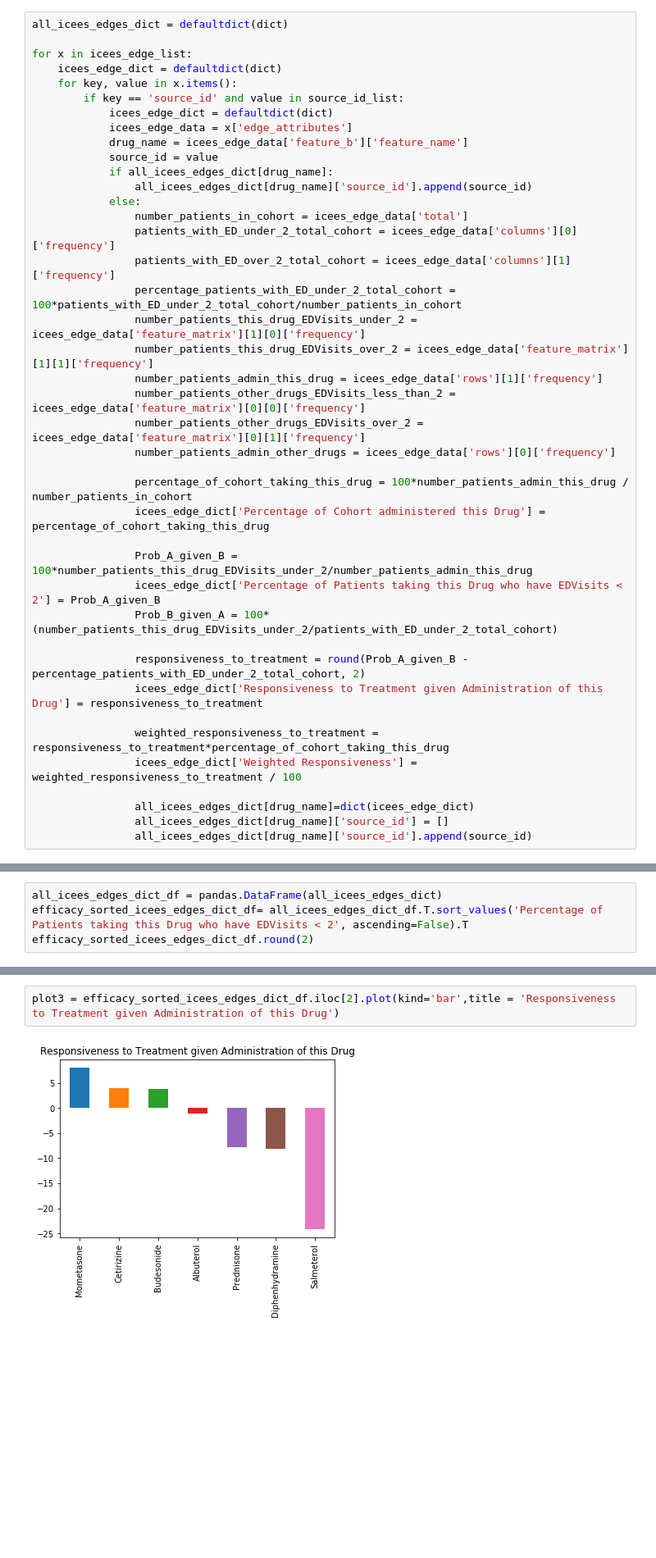
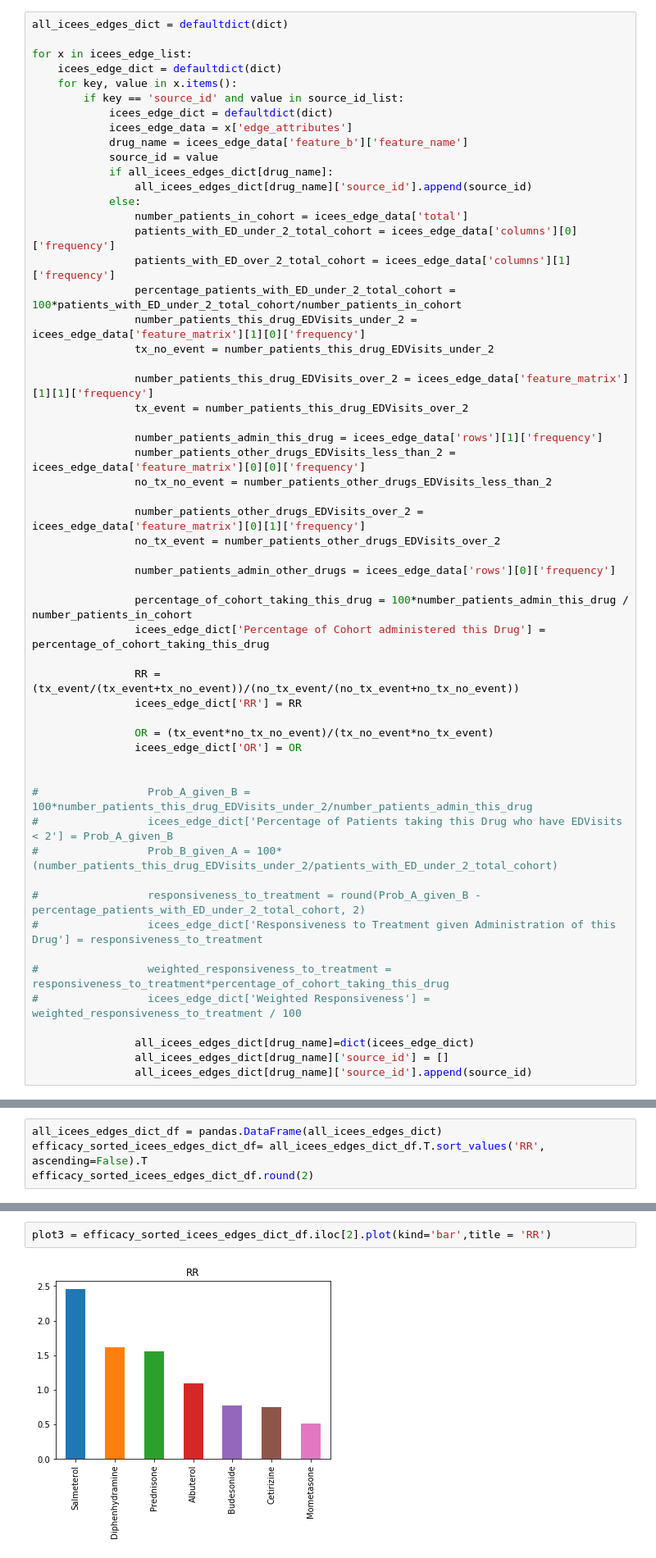
Before and after one commit to ExposuresProvider/icees-api, a Jupyter notebook: Green_Team_Inference_Framework.ipynb, the cells around one changed output, grey strips where cells are left out. Shown: that part at 82% size. Saved outputs shown, nothing was run; the diff lists cells and outputs as text; blank space fills up the shorter version.

```diff
--- a/Green_Team_Inference_Framework.ipynb
+++ b/Green_Team_Inference_Framework.ipynb
@@ -63,24 +63,39 @@ for x in icees_edge_list:
                 patients_with_ED_over_2_total_cohort = icees_edge_data['columns'][1]['frequency']
                 percentage_patients_with_ED_under_2_total_cohort = 100*patients_with_ED_under_2_total_cohort/number_patients_in_cohort
                 number_patients_this_drug_EDVisits_under_2 = icees_edge_data['feature_matrix'][1][0]['frequency']
+                tx_no_event = number_patients_this_drug_EDVisits_under_2
+
                 number_patients_this_drug_EDVisits_over_2 = icees_edge_data['feature_matrix'][1][1]['frequency']
+                tx_event = number_patients_this_drug_EDVisits_over_2
+
                 number_patients_admin_this_drug = icees_edge_data['rows'][1]['frequency']
                 number_patients_other_drugs_EDVisits_less_than_2 = icees_edge_data['feature_matrix'][0][0]['frequency']
+                no_tx_no_event = number_patients_other_drugs_EDVisits_less_than_2
+
                 number_patients_other_drugs_EDVisits_over_2 = icees_edge_data['feature_matrix'][0][1]['frequency']
+                no_tx_event = number_patients_other_drugs_EDVisits_over_2
+
                 number_patients_admin_other_drugs = icees_edge_data['rows'][0]['frequency']
 
                 percentage_of_cohort_taking_this_drug = 100*number_patients_admin_this_drug / number_patients_in_cohort
                 icees_edge_dict['Percentage of Cohort administered this Drug'] = percentage_of_cohort_taking_this_drug
 
-                Prob_A_given_B = 100*number_patients_this_drug_EDVisits_under_2/number_patients_admin_this_drug
-                icees_edge_dict['Percentage of Patients taking this Drug who have EDVisits < 2'] = Prob_A_given_B
-                Prob_B_given_A = 100*(number_patients_this_drug_EDVisits_under_2/patients_with_ED_under_2_total_cohort)
+                RR = (tx_event/(tx_event+tx_no_event))/(no_tx_event/(no_tx_event+no_tx_no_event))
+                icees_edge_dict['RR'] = RR
 
-                responsiveness_to_treatment = round(Prob_A_given_B - percentage_patients_with_ED_under_2_total_cohort, 2)
-                icees_edge_dict['Responsiveness to Treatment given Administration of this Drug'] = responsiveness_to_treatment
+                OR = (tx_event*no_tx_no_event)/(tx_no_event*no_tx_event)
+                icees_edge_dict['OR'] = OR
 
-                weighted_responsiveness_to_treatment = responsiveness_to_treatment*percentage_of_cohort_taking_this_drug
-                icees_edge_dict['Weighted Responsiveness'] = weighted_responsiveness_to_treatment / 100
+
+#                 Prob_A_given_B = 100*number_patients_this_drug_EDVisits_under_2/number_patients_admin_this_drug
+#                 icees_edge_dict['Percentage of Patients taking this Drug who have EDVisits < 2'] = Prob_A_given_B
+#                 Prob_B_given_A = 100*(number_patients_this_drug_EDVisits_under_2/patients_with_ED_under_2_total_cohort)
+
+#                 responsiveness_to_treatment = round(Prob_A_given_B - percentage_patients_with_ED_under_2_total_cohort, 2)
+#                 icees_edge_dict['Responsiveness to Treatment given Administration of this Drug'] = responsiveness_to_treatment
+
+#                 weighted_responsiveness_to_treatment = responsiveness_to_treatment*percentage_of_cohort_taking_this_drug
+#                 icees_edge_dict['Weighted Responsiveness'] = weighted_responsiveness_to_treatment / 100
 
                 all_icees_edges_dict[drug_name]=dict(icees_edge_dict)
                 all_icees_edges_dict[drug_name]['source_id'] = []
@@ -91,6 +106,6 @@ for x in icees_edge_list:
 ## COHORT:45 --> size: 21492, features: AvgDailyPM2.5Exposure > 2
 # %%
 all_icees_edges_dict_df = pandas.DataFrame(all_icees_edges_dict)
-efficacy_sorted_icees_edges_dict_df= all_icees_edges_dict_df.T.sort_values('Percentage of Patients taking this Drug who have EDVisits < 2', ascending=False).T
+efficacy_sorted_icees_edges_dict_df= all_icees_edges_dict_df.T.sort_values('RR', ascending=False).T
 efficacy_sorted_icees_edges_dict_df.round(2)
 # %% [output]
@@ -126,4 +125,4 @@ plot2 = efficacy_sorted_icees_edges_dict_df.iloc[1].plot(kind='bar',title = 'Per
 # %%
-plot3 = efficacy_sorted_icees_edges_dict_df.iloc[2].plot(kind='bar',title = 'Responsiveness to Treatment given Administration of this Drug')
+plot3 = efficacy_sorted_icees_edges_dict_df.iloc[2].plot(kind='bar',title = 'RR')
 # %% [output]
-[figure, old version]
+[figure, new version]
```
Also changed, not shown: parts of 21 cells of this notebook.
